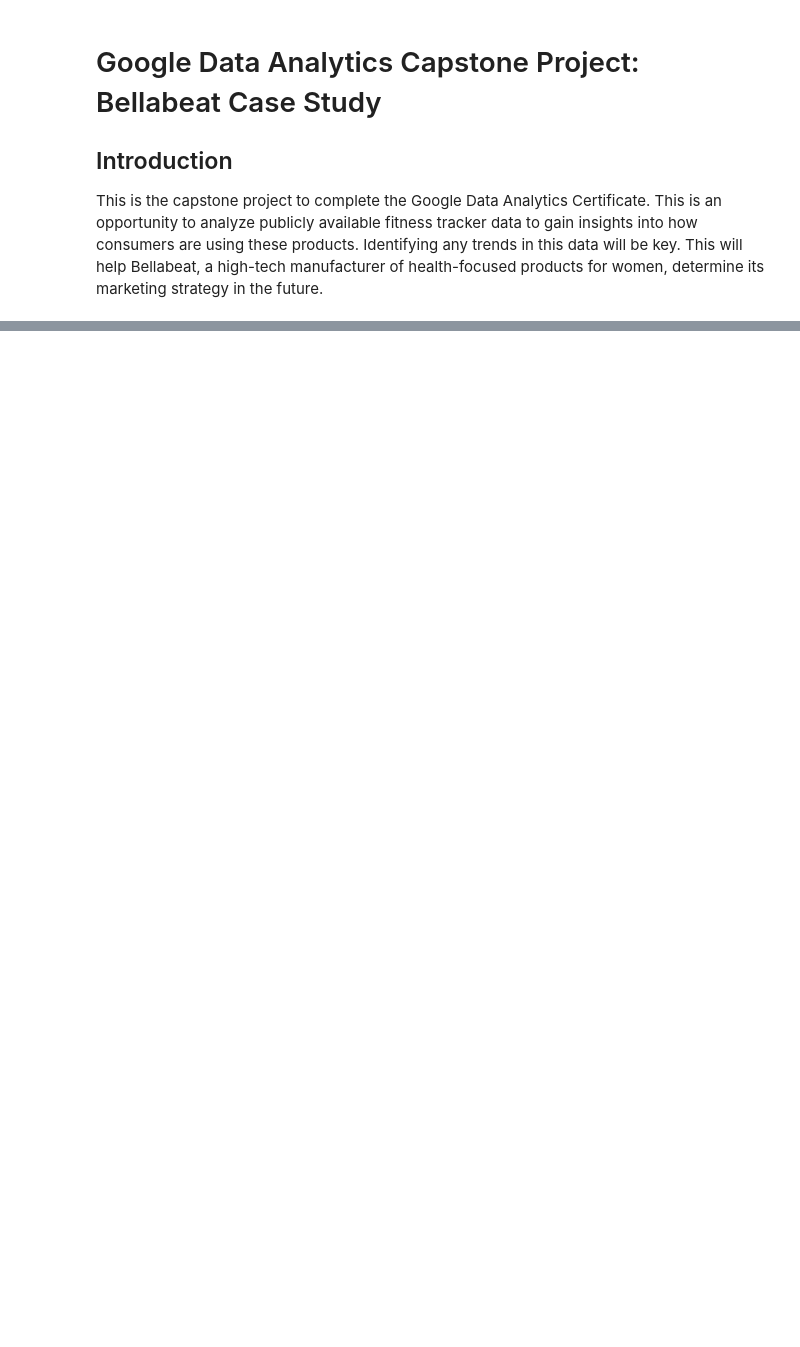
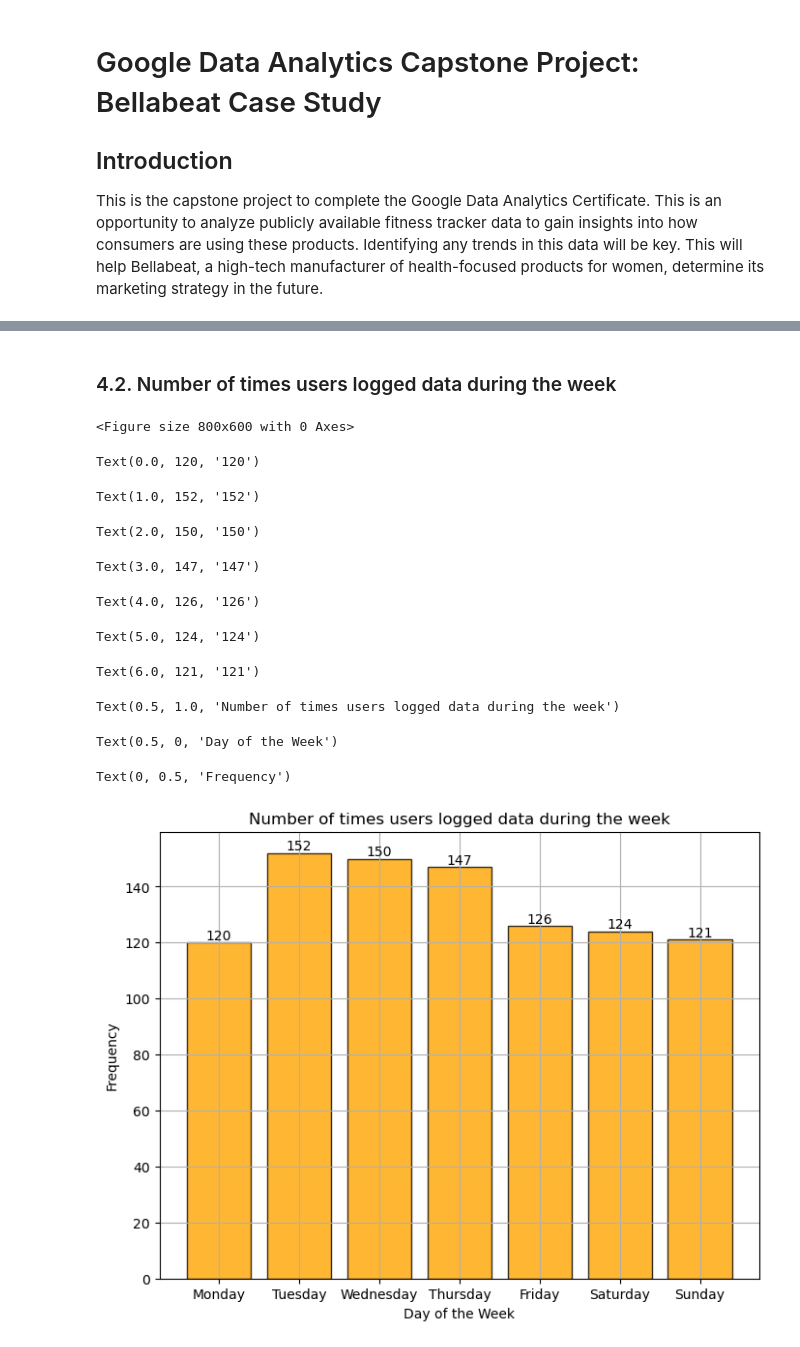
Before and after one commit to surbina85/Google-Data-Analytics-Capstone-Bellabeat, a Jupyter notebook: Bellabeat-case-study.ipynb, the cells around one changed output, grey strips where cells are left out. Cells and saved outputs as stored; diff of their text form; code cells hidden in the pictures; blank space fills up the shorter version.

```diff
--- a/Bellabeat-case-study.ipynb
+++ b/Bellabeat-case-study.ipynb
@@ -42,0 +314,3 @@ activity, sleep, and stress. The Time watch connects to the Bellabeat app to pro
+# %%
+# merge datasets into one dataframe
+daily_activity_sleep = pd.merge(daily_activity_df, daily_sleep_df, on=['Id','Date'], how='outer')
@@ -42,0 +420,6 @@ activity, sleep, and stress. The Time watch connects to the Bellabeat app to pro
+# %%
+# create new column "DayOfTheWeek" to represent day of the week
+daily_activity_sleep['DayOfTheWeek'] = daily_activity_sleep['Date'].dt.day_name()
+
+# preview first 5 rows to confirm
+daily_activity_sleep['DayOfTheWeek'].head(5)
@@ -42,0 +437,10 @@ activity, sleep, and stress. The Time watch connects to the Bellabeat app to pro
+# %%
+# create new column "TotalActiveMinutes" that adds up VeryActiveMinutes + FairlyActiveMinutes
+daily_activity_sleep['TotalActiveMinutes'] = daily_activity_sleep['VeryActiveMinutes'] + daily_activity_sleep['FairlyActiveMinutes']
+
+# create new column "TotalMinutes" that adds up VeryActiveMinutes + FairlyActiveMinutes + LightlyActiveMinutes
+daily_activity_sleep['TotalMinutes'] = daily_activity_sleep['VeryActiveMinutes'] + daily_activity_sleep['FairlyActiveMinutes'] + daily_activity_sleep['LightlyActiveMinutes']
+
+# preview first 5 rows to confirm
+daily_activity_sleep['TotalActiveMinutes'].head(5)
+daily_activity_sleep['TotalMinutes'].head(5)
@@ -42,0 +511,37 @@ activity, sleep, and stress. The Time watch connects to the Bellabeat app to pro
+# %% [markdown]
+### 4.2. Number of times users logged data during the week
+# %%
+# Understand what days of the week users are logging data
+
+day_of_week_counts = daily_activity_sleep['DayOfTheWeek'].value_counts().reindex(['Monday', 'Tuesday', 'Wednesday', 'Thursday', 'Friday', 'Saturday', 'Sunday'])
+
+# Create bar chart
+plt.figure(figsize=(8,6))
+bars = plt.bar(day_of_week_counts.index, day_of_week_counts, alpha=0.8, color='orange', edgecolor='black')
+
+# Add value labels above each bar
+for bar in bars:
+    height = bar.get_height()
+    plt.text(bar.get_x() + bar.get_width() / 2, height,
+             f'{height}', ha='center', va='bottom')
+
+
+# Customise chart
+plt.title('Number of times users logged data during the week')
+plt.xlabel('Day of the Week')
+plt.ylabel('Frequency')
+plt.grid(True)
+plt.show()
+# %% [output]
+<Figure size 800x600 with 0 Axes>
+Text(0.0, 120, '120')
+Text(1.0, 152, '152')
+Text(2.0, 150, '150')
+Text(3.0, 147, '147')
+Text(4.0, 126, '126')
+Text(5.0, 124, '124')
+Text(6.0, 121, '121')
+Text(0.5, 1.0, 'Number of times users logged data during the week')
+Text(0.5, 0, 'Day of the Week')
+Text(0, 0.5, 'Frequency')
+[figure, added]
```
Also changed, not shown: parts of 52 cells of this notebook.
